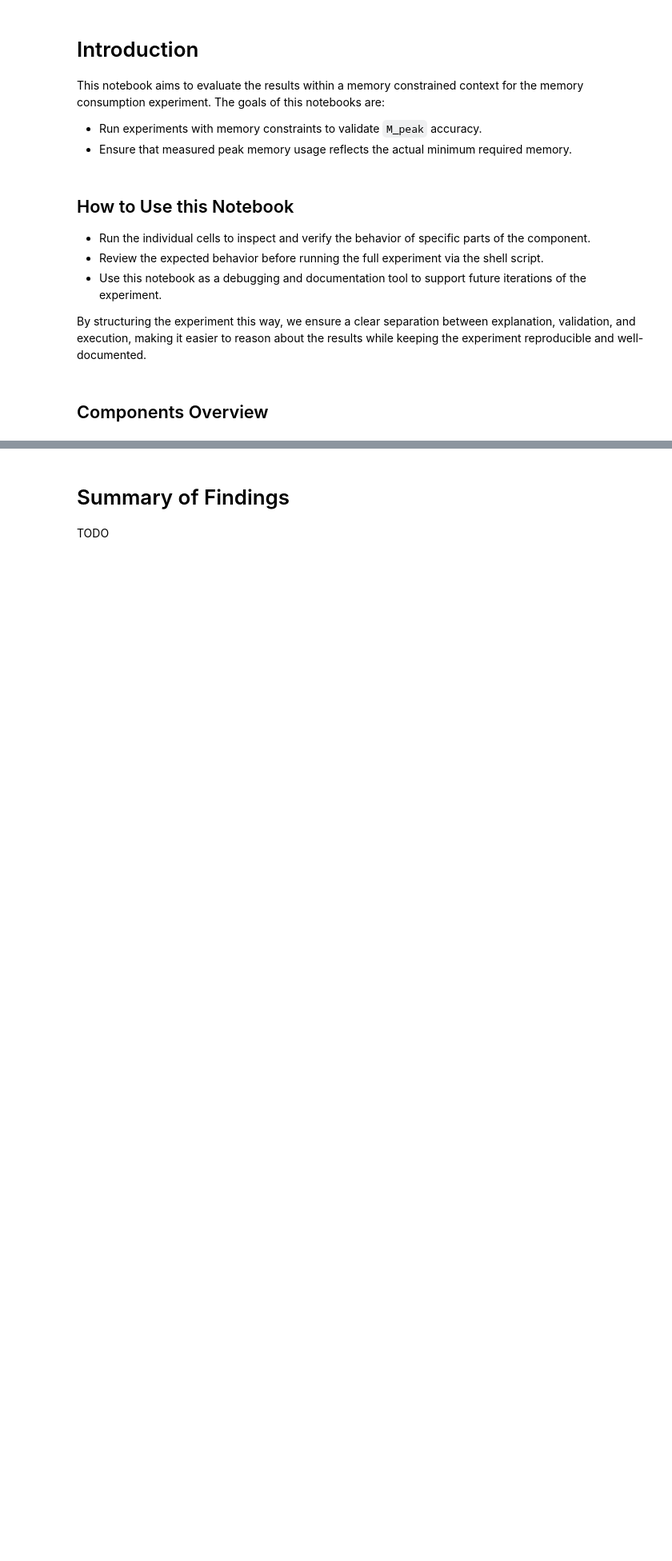
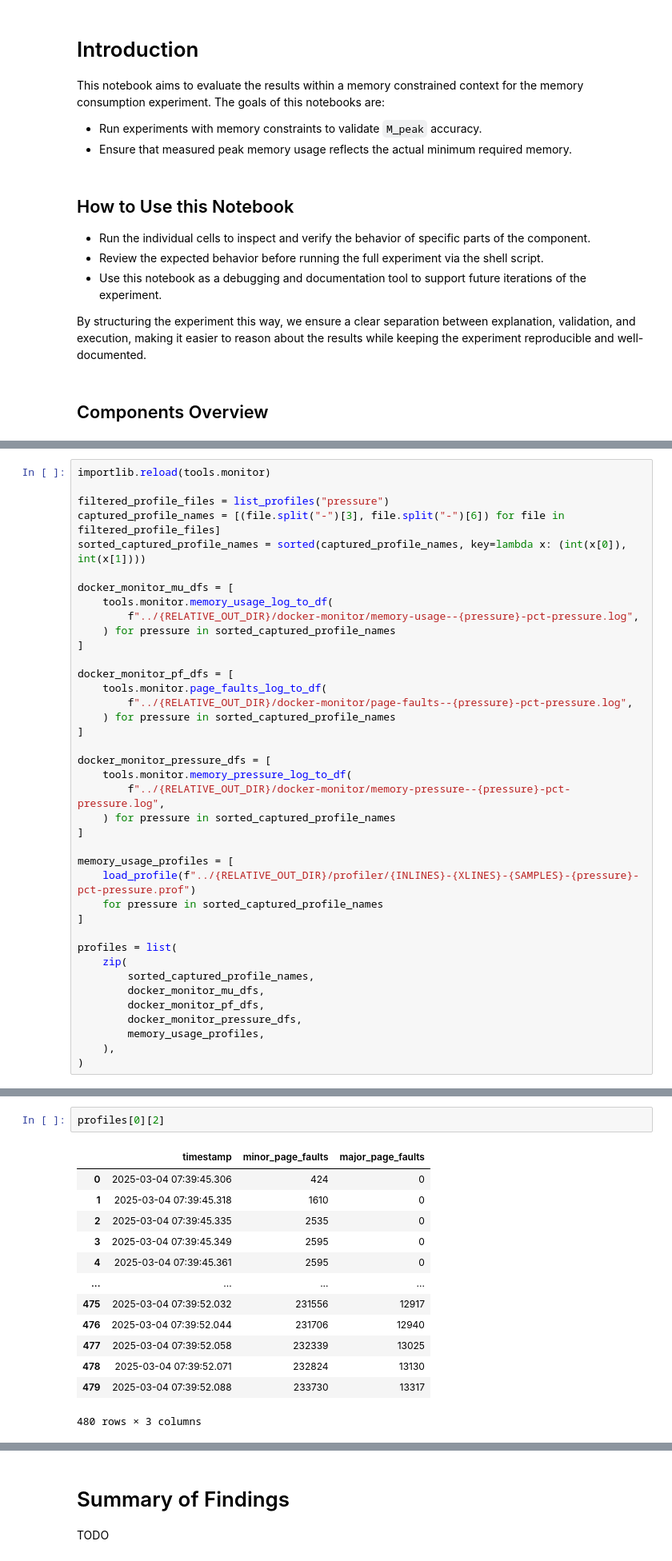
Before and after one commit to discovery-unicamp/memory-aware-chunking, a Jupyter notebook: experiments/01-measuring-memory-consumption-of-python-programs/notebooks/04-memory-pressure.ipynb, the cells around one changed output, grey strips where cells are left out. Shown at 80% size. Cells and saved outputs as stored; diff of their text form; blank space fills up the shorter version.

```diff
--- a/experiments/01-measuring-memory-consumption-of-python-programs/notebooks/04-memory-pressure.ipynb
+++ b/experiments/01-measuring-memory-consumption-of-python-programs/notebooks/04-memory-pressure.ipynb
@@ -20,0 +586,39 @@ By structuring the experiment this way, we ensure a clear separation between exp
+# %%
+importlib.reload(tools.monitor)
+
+filtered_profile_files = list_profiles("pressure")
+captured_profile_names = [(file.split("-")[3], file.split("-")[6]) for file in filtered_profile_files]
+sorted_captured_profile_names = sorted(captured_profile_names, key=lambda x: (int(x[0]), int(x[1])))
+
+docker_monitor_mu_dfs = [
+    tools.monitor.memory_usage_log_to_df(
+        f"../{RELATIVE_OUT_DIR}/docker-monitor/memory-usage--{pressure}-pct-pressure.log",
+    ) for pressure in sorted_captured_profile_names
+]
+
+docker_monitor_pf_dfs = [
+    tools.monitor.page_faults_log_to_df(
+        f"../{RELATIVE_OUT_DIR}/docker-monitor/page-faults--{pressure}-pct-pressure.log",
+    ) for pressure in sorted_captured_profile_names
+]
+
+docker_monitor_pressure_dfs = [
+    tools.monitor.memory_pressure_log_to_df(
+        f"../{RELATIVE_OUT_DIR}/docker-monitor/memory-pressure--{pressure}-pct-pressure.log",
+    ) for pressure in sorted_captured_profile_names
+]
+
+memory_usage_profiles = [
+    load_profile(f"../{RELATIVE_OUT_DIR}/profiler/{INLINES}-{XLINES}-{SAMPLES}-{pressure}-pct-pressure.prof")
+    for pressure in sorted_captured_profile_names
+]
+
+profiles = list(
+    zip(
+        sorted_captured_profile_names,
+        docker_monitor_mu_dfs,
+        docker_monitor_pf_dfs,
+        docker_monitor_pressure_dfs,
+        memory_usage_profiles,
+    ),
+)
@@ -20,0 +656,16 @@ By structuring the experiment this way, we ensure a clear separation between exp
+# %%
+profiles[0][2]
+# %% [output]
+|  | timestamp | minor_page_faults | major_page_faults |
+| 0 | 2025-03-04 07:39:45.306 | 424 | 0 |
+| 1 | 2025-03-04 07:39:45.318 | 1610 | 0 |
+| 2 | 2025-03-04 07:39:45.335 | 2535 | 0 |
+| 3 | 2025-03-04 07:39:45.349 | 2595 | 0 |
+| 4 | 2025-03-04 07:39:45.361 | 2595 | 0 |
+| ... | ... | ... | ... |
+| 475 | 2025-03-04 07:39:52.032 | 231556 | 12917 |
+| 476 | 2025-03-04 07:39:52.044 | 231706 | 12940 |
+| 477 | 2025-03-04 07:39:52.058 | 232339 | 13025 |
+| 478 | 2025-03-04 07:39:52.071 | 232824 | 13130 |
+| 479 | 2025-03-04 07:39:52.088 | 233730 | 13317 |
+480 rows × 3 columns
```
Also changed, not shown: parts of 28 cells of this notebook, 10 other files.
